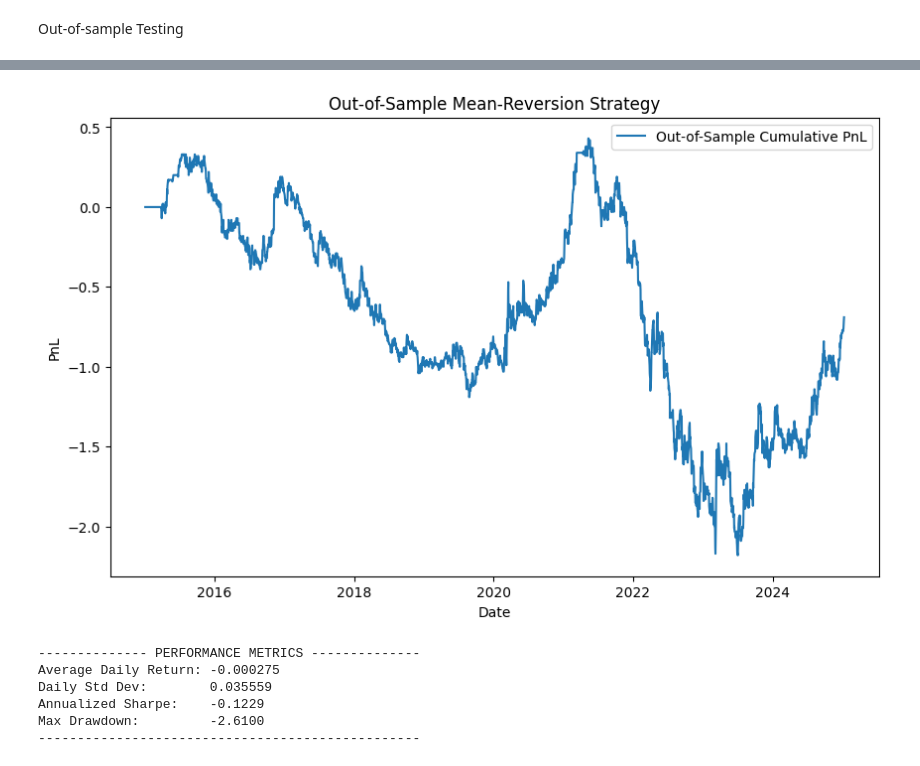
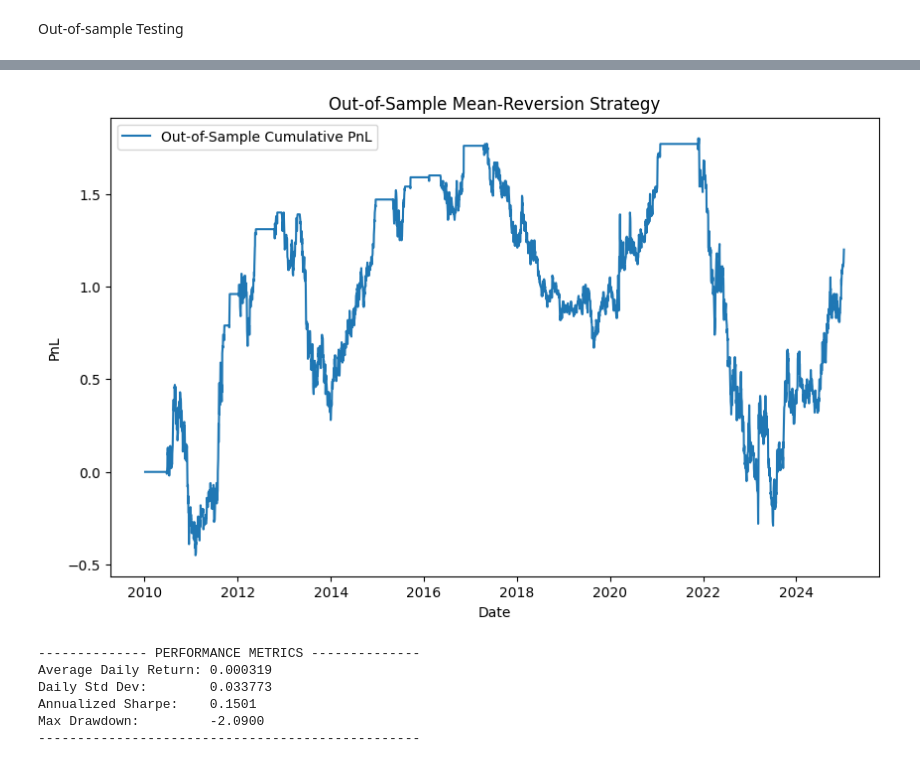
Before and after one commit to ssharifm33/yieldCurveSpreadResearch, a Jupyter notebook: model.ipynb, the cells around one changed output, grey strips where cells are left out. Drawn from its saved outputs; the diff is of its cells as text; code cells hidden in the pictures.

Commit message:
grabbed more data

```diff
--- a/model.ipynb
+++ b/model.ipynb
@@ -6,11 +6,18 @@ from fredapi import Fred
 import pandas as pd
 import matplotlib.pyplot as plt
 import datetime
+from dotenv import load_dotenv
 
-# Use your real API key here
-fred = Fred(api_key="ab546902ed575b0eb5ddfe4b8b4605cf")
+# Load environment variables from .env file
+load_dotenv()
 
-start_date = datetime.datetime(2000, 1, 1)
+# Get the API key from the environment
+api_key = os.getenv('API_KEY')
+
+# Use the API key to initialize Fred
+fred = Fred(api_key=api_key)
+
+start_date = datetime.datetime(1980, 1, 1)
 end_date = datetime.datetime.today()
 
 # Pull 2-year and 10-year Treasury yields
@@ -245,7 +237,8 @@ plt.show()
 # %% [markdown]
 Out-of-sample Testing
 # %%
-split_date = '2015-01-01'
+# Split the Training Data
+split_date = '2010-01-01'
 train_data = yields_df.loc[:split_date].copy()
 test_data = yields_df.loc[split_date:].copy()
 # Estime OU parameteres on train set:
@@ -253,13 +250,4 @@ kappa_train, theta_train, sigma_train = estimate_ou_params(train_data['spread'].
 # %%
-##############################################################
-# 1) OUT-OF-SAMPLE TESTING WITH FIXED TRAINING PARAMETERS
-##############################################################
-
-# We already split data:
-# split_date = '2015-01-01'
-# train_data = yields_df.loc[:split_date].copy()
-# test_data = yields_df.loc[split_date:].copy()
-# kappa_train, theta_train, sigma_train = estimate_ou_params(train_data['spread'].dropna())
 
 import numpy as np
 import matplotlib.pyplot as plt
@@ -347,39 +335,39 @@ def compute_performance_metrics(df, pnl_col='strategy_pnl', freq=252):
     running_max = equity_curve.cummax()
     drawdown = equity_curve - running_max
     max_drawdown = drawdown.min()
 
     print("-------------- PERFORMANCE METRICS --------------")
     print(f"Average Daily Return: {avg_daily_ret:.6f}")
     print(f"Daily Std Dev:        {std_daily_ret:.6f}")
     print(f"Annualized Sharpe:    {sharpe_ratio:.4f}")
     print(f"Max Drawdown:         {max_drawdown:.4f}")
     print("-------------------------------------------------")
 
 # -- Apply the strategy on the TEST set using the TRAINING parameters --
 test_data_copy = test_data.copy()  # keep an original safe
 test_data_copy = apply_strategy(
     test_data_copy,
     theta_value=theta_train,       # use the long-term mean from training
-    threshold_std=1.0,            # 1.0 as a baseline threshold
-    rolling_window=60
+    threshold_std=2,            # 1.0 as a baseline threshold
+    rolling_window=120
 )
 
 # Plot the out-of-sample cumulative PnL
 plt.figure(figsize=(10,6))
 plt.plot(test_data_copy.index, test_data_copy['cum_pnl'], label='Out-of-Sample Cumulative PnL')
 plt.title('Out-of-Sample Mean-Reversion Strategy')
 plt.xlabel('Date')
 plt.ylabel('PnL')
 plt.legend()
 plt.show()
 
 # Compute performance metrics for the TEST period
 compute_performance_metrics(test_data_copy, pnl_col='strategy_pnl', freq=252)
 # %% [output]
-[figure, old version]
+[figure, new version]
 -------------- PERFORMANCE METRICS --------------
-Average Daily Return: -0.000275
-Daily Std Dev:        0.035559
-Annualized Sharpe:    -0.1229
-Max Drawdown:         -2.6100
+Average Daily Return: 0.000319
+Daily Std Dev:        0.033773
+Annualized Sharpe:    0.1501
+Max Drawdown:         -2.0900
 -------------------------------------------------
```
Also changed, not shown: parts of 22 cells of this notebook, 1 other file.
